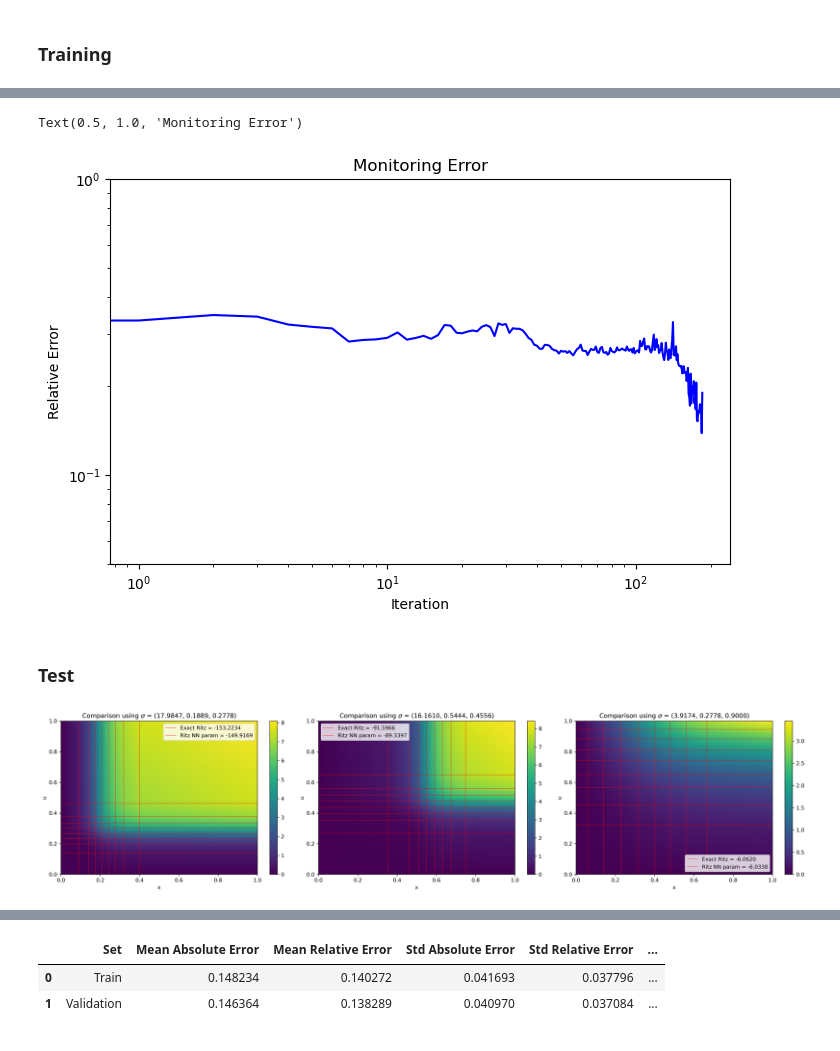
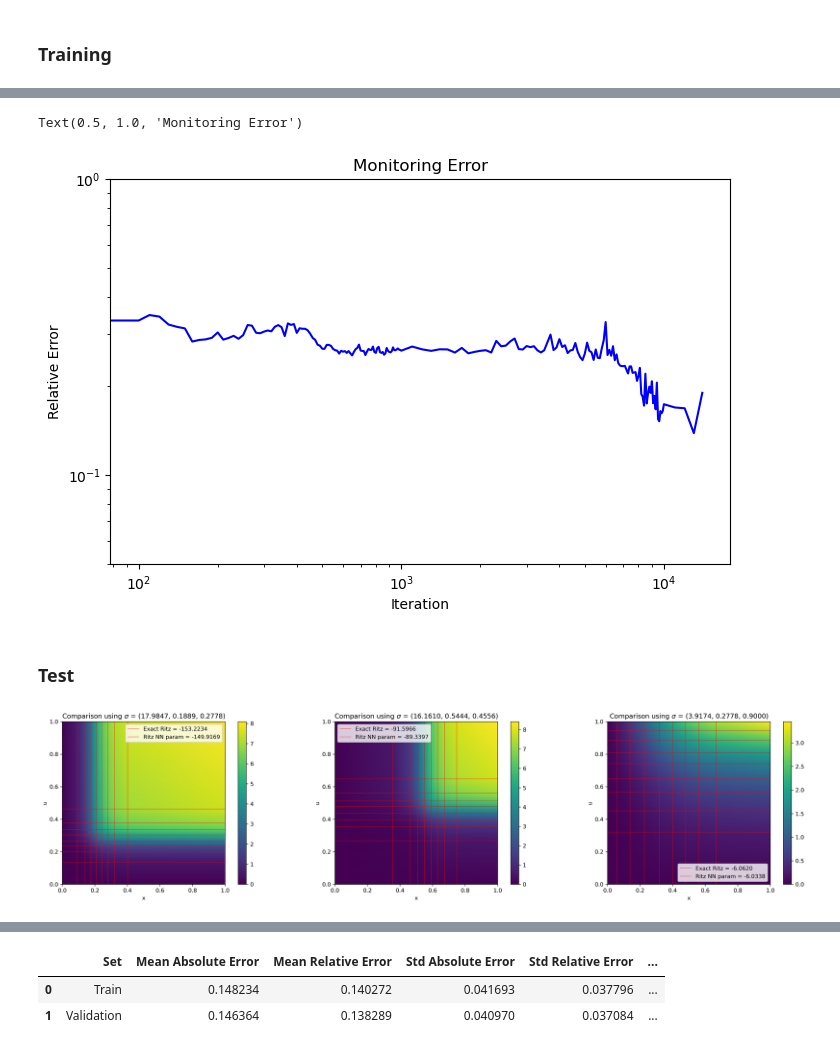
Before and after one commit to ManuelSanchezUribe/rFEM-NN, a Jupyter notebook: 2D/double_sigmoid/parametric/example.ipynb, the cells around one changed output, grey strips where cells are left out. Drawn from its saved outputs; the diff is of its cells as text; code cells hidden in the pictures.

```diff
--- a/2D/double_sigmoid/parametric/example.ipynb
+++ b/2D/double_sigmoid/parametric/example.ipynb
@@ -202,7 +202,7 @@ Epoch 13000, Training loss: -1.1533e+00, Test loss: 1.3854e-01, Learning rate: 1
 Epoch 14000, Training loss: -1.0261e+00, Test loss: 1.8961e-01, Learning rate: 1.0000e-02
 # %%
 fig, axs = plt.subplots(1, 1, figsize=(8, 5))
-axs.plot(test_loss, color='blue')
+axs.plot(test_loss_epoch, test_loss, color='blue')
 axs.set_ylim(5e-2, 1e0)
 axs.set_xlabel('Iteration')
 axs.set_ylabel('Relative Error')
@@ -211,7 +211,7 @@ axs.set_yscale('log')
 axs.set_title('Monitoring Error')
 # %% [output]
 Text(0.5, 1.0, 'Monitoring Error')
-[figure, old version]
+[figure, new version]
 # %% [markdown]
 ### Test
 # %%
@@ -221,34 +221,35 @@ special_test = np.array(pd.read_csv('Dataset/special_test.csv').values)
 fig, axs = plt.subplots(1, 3, figsize=(21, 5), dpi=300)
 
 
 for i in range(len(special_test)):
     nodes_fullNN, u_fullNN = FEM_sol(trained_param, special_test[i])
 
     ritz_fullNN = solve_and_loss(forward_pass(special_test[i], trained_param), special_test[i])
     exact_ritz_val = Exact_Ritz(np.array(special_test[i][0]), np.array(special_test[i][1]), np.array(special_test[i][2]))
 
     ax = axs[i]
     ax.pcolormesh(nodes_fullNN[:,0].reshape(n_nodes//2+1,n_nodes//2+1),
                     nodes_fullNN[:,1].reshape(n_nodes//2+1,n_nodes//2+1),
                     u_fullNN.reshape(n_nodes//2+1,n_nodes//2+1), shading='gouraud')
 
     ax.set_xlabel('x')
     ax.set_ylabel('u')
+    ax.set_aspect('equal')
     unique_x = np.unique(nodes_fullNN[:,0])
     unique_y = np.unique(nodes_fullNN[:,1])
     for xi in unique_x:
         ax.plot([xi] * len(unique_y), unique_y, color='r', linewidth=0.5)  # Líneas verticales
     for yi in unique_y:
         ax.plot(unique_x, [yi] * len(unique_x), color='r', linewidth=0.5)  # Líneas horizontales
     fig.colorbar(ax.collections[0], ax=ax, orientation='vertical')
     ax.legend([f'Exact Ritz = {exact_ritz_val:.4f}',
                f'Ritz NN param = {ritz_fullNN:.4f}',])
     ax.set_title(rf'Comparison using $\sigma$ = ({special_test[i][0]:.4f}, {special_test[i][1]:.4f}, {special_test[i][2]:.4f})')
 
 plt.tight_layout()
 plt.show()
 # %% [output]
-[figure, old version]
+[figure, new version]
 # %%
 # Evaluate the NN in every validation data and then compare the loss with the exact Ritz value
 
```
Also changed, not shown: parts of 1 cell of this notebook, 9 other files.
